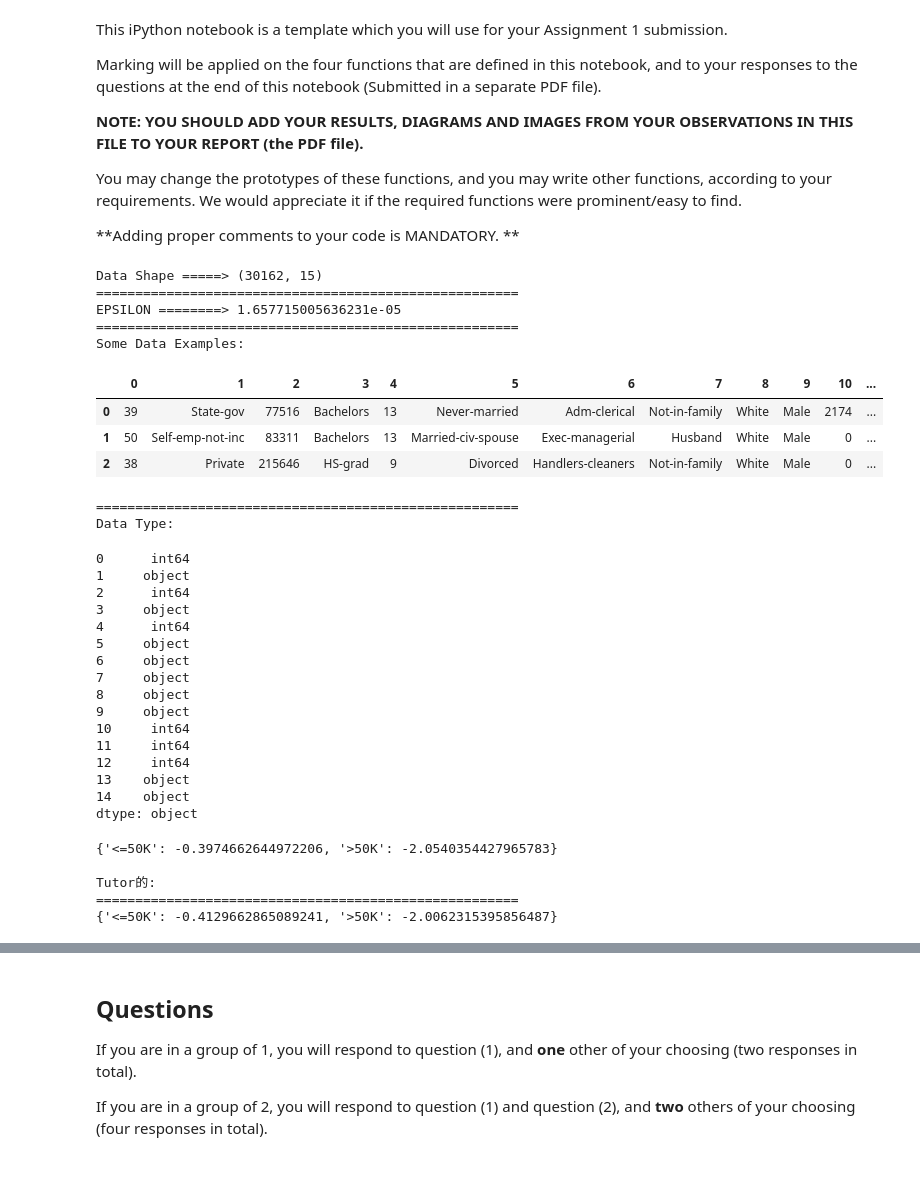
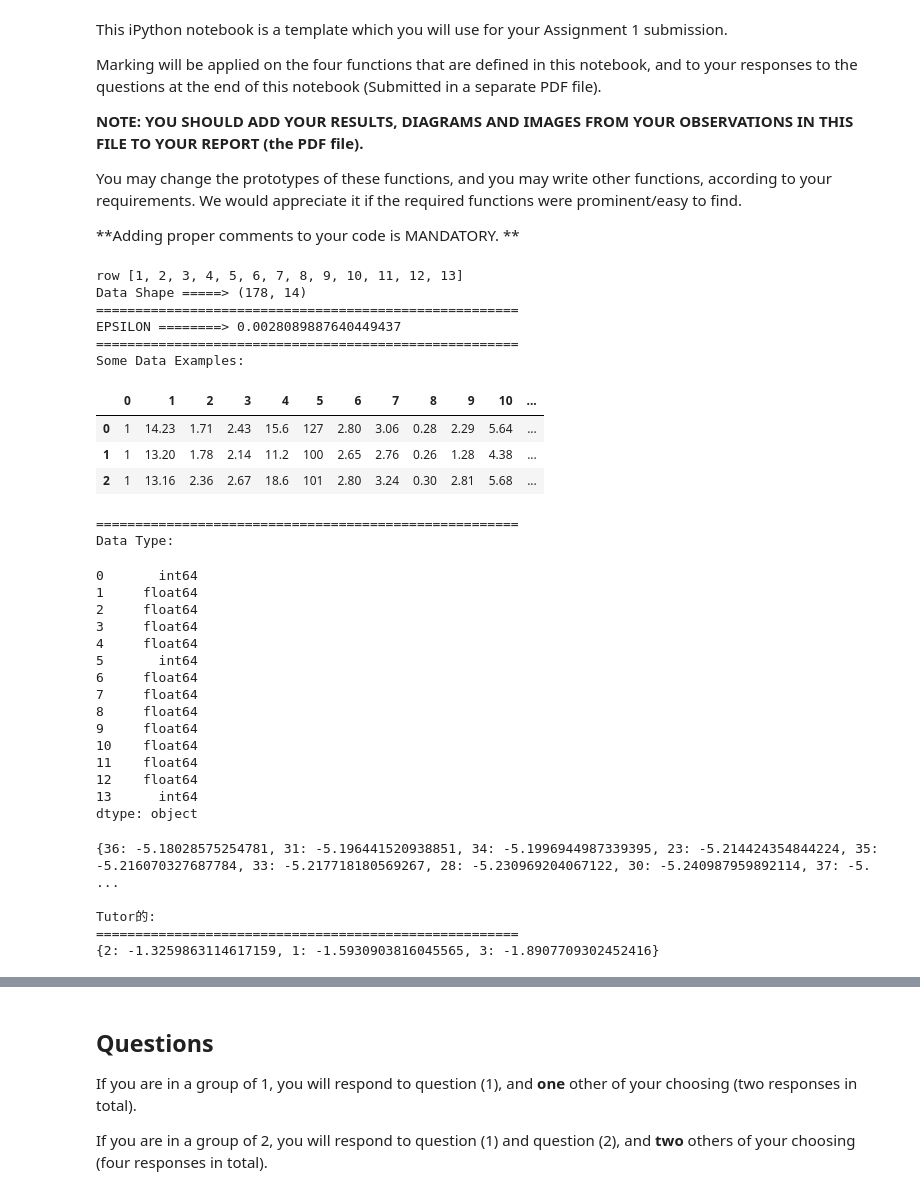
Before and after one commit to JerryMu/Naive-Bayes, a Jupyter notebook: xzy.ipynb, the cells around one changed output, grey strips where cells are left out. Cells and saved outputs as stored; diff of their text form; code cells hidden in the pictures.

Commit message:
can use any column as class

```diff
--- a/xzy.ipynb
+++ b/xzy.ipynb
@@ -59,52 +59,66 @@ def preprocess(df, missing_values):
 # %%
 # Global Variable
 
+#  Enter dataset here
+missing_values = None
+train_data = preprocess(wine, missing_values)
+
+'''
+    datasets_types can be
+    NOMINAL: NOMINAL ATTRIBUTES DATASETS,
+    NUMERIC: NUMERIC ATTRIBUTES DATASETS,
+    ORDINAL: ORDINAL ATTRIBUTES DATASETS,
+    MIX: DATASETS WITH A MIX OF ATTRIBUTE TYPES
+'''
+datasets_types = "NUMERIC"
+
 # 0 represents nomianl, 1 represents ordinal, 2 represents numeric
 feature_types = [2, 0, 2, 1, 1, 0, 0, 0, 0, 0, 2, 2, 2, 0]
-
-#  Enter dataset here
-train_data = preprocess(adult, missing_values)
-
-feature_number = 14
-class_column = 14
-missing_values = "?"
+class_column = 0
 EPSILON = 1/(2*train_data.shape[0])
 
+# 分开label和数据
+label = train_data.iloc[:,class_column]
+train_set = train_data.drop(columns=class_column)
+
+feature_rows = list(train_set.columns)
+
+print("row",feature_rows)
 # Show some useful information about the data
 print("Data Shape =====>", train_data.shape)
 print("======================================================")
 print("EPSILON ========>", EPSILON)
 print("======================================================")
 print("Some Data Examples:")
 display(train_data.head(3))
 print("======================================================")
 print("Data Type:")
 display(train_data.dtypes)
 # %% [output]
-Data Shape =====> (30162, 15)
+row [1, 2, 3, 4, 5, 6, 7, 8, 9, 10, 11, 12, 13]
+Data Shape =====> (178, 14)
 ======================================================
-EPSILON ========> 1.657715005636231e-05
+EPSILON ========> 0.0028089887640449437
 ======================================================
 Some Data Examples:
 |  | 0 | 1 | 2 | 3 | 4 | 5 | 6 | 7 | 8 | 9 | 10 | ... |
-| 0 | 39 | State-gov | 77516 | Bachelors | 13 | Never-married | Adm-clerical | Not-in-family | White | Male | 2174 | ... |
-| 1 | 50 | Self-emp-not-inc | 83311 | Bachelors | 13 | Married-civ-spouse | Exec-managerial | Husband | White | Male | 0 | ... |
-| 2 | 38 | Private | 215646 | HS-grad | 9 | Divorced | Handlers-cleaners | Not-in-family | White | Male | 0 | ... |
+| 0 | 1 | 14.23 | 1.71 | 2.43 | 15.6 | 127 | 2.80 | 3.06 | 0.28 | 2.29 | 5.64 | ... |
+| 1 | 1 | 13.20 | 1.78 | 2.14 | 11.2 | 100 | 2.65 | 2.76 | 0.26 | 1.28 | 4.38 | ... |
+| 2 | 1 | 13.16 | 2.36 | 2.67 | 18.6 | 101 | 2.80 | 3.24 | 0.30 | 2.81 | 5.68 | ... |
 ======================================================
 Data Type:
-0      int64
-1     object
-2      int64
-3     object
-4      int64
-5     object
-6     object
-7     object
-8     object
-9     object
-10     int64
-11     int64
-12     int64
-13    object
-14    object
+0       int64
+1     float64
+2     float64
+3     float64
+4     float64
+5       int64
+6     float64
+7     float64
+8     float64
+9     float64
+10    float64
+11    float64
+12    float64
+13      int64
 dtype: object
@@ -138,11 +148,11 @@ print("Tutor的:")
 print("======================================================")
 print(nominal_prob(label,train_data.shape[0],14,k=0))
 # %% [output]
-{'<=50K': -0.3974662644972206, '>50K': -2.0540354427965783}
+{36: -5.18028575254781, 31: -5.196441520938851, 34: -5.1996944987339395, 23: -5.214424354844224, 35: -5.216070327687784, 33: -5.217718180569267, 28: -5.230969204067122, 30: -5.240987959892114, 37: -5. ...
 
 Tutor的:
 ======================================================
-{'<=50K': -0.4129662865089241, '>50K': -2.0062315395856487}
+{2: -1.3259863114617159, 1: -1.5930903816045565, 3: -1.8907709302452416}
 # %%
 def find_nominal_llh(attributes, llh_dict, data, feature_row):
     all_feature = data[feature_row].value_counts()
```
Also changed, not shown: parts of 5 cells of this notebook.
